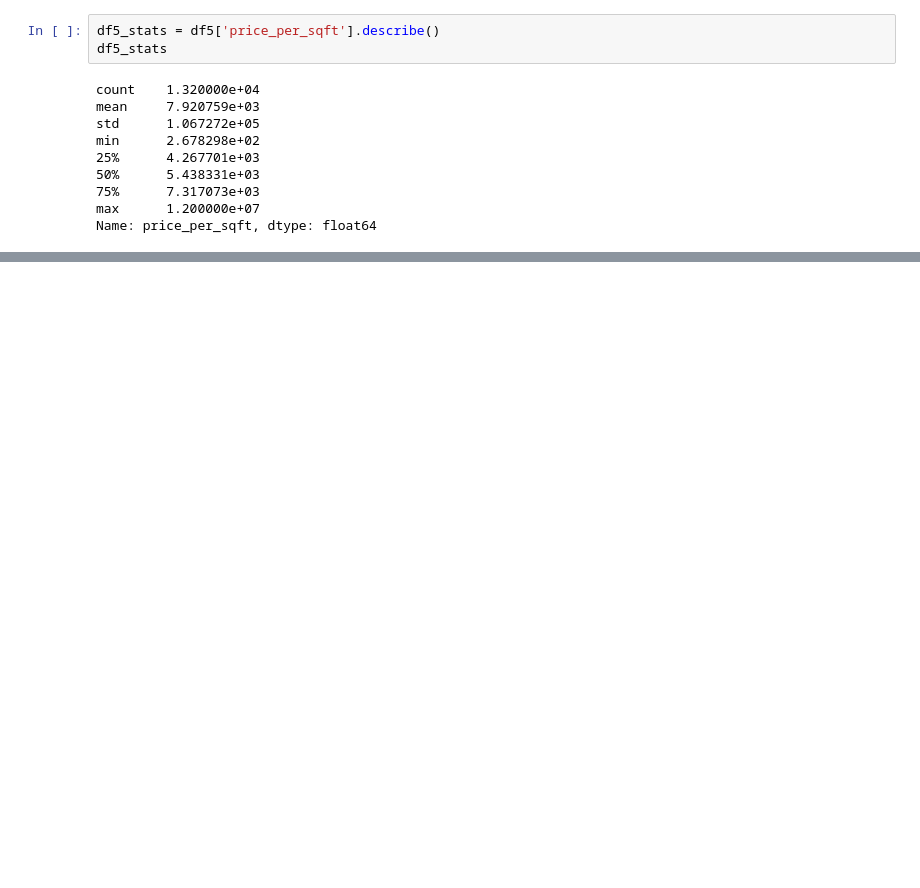
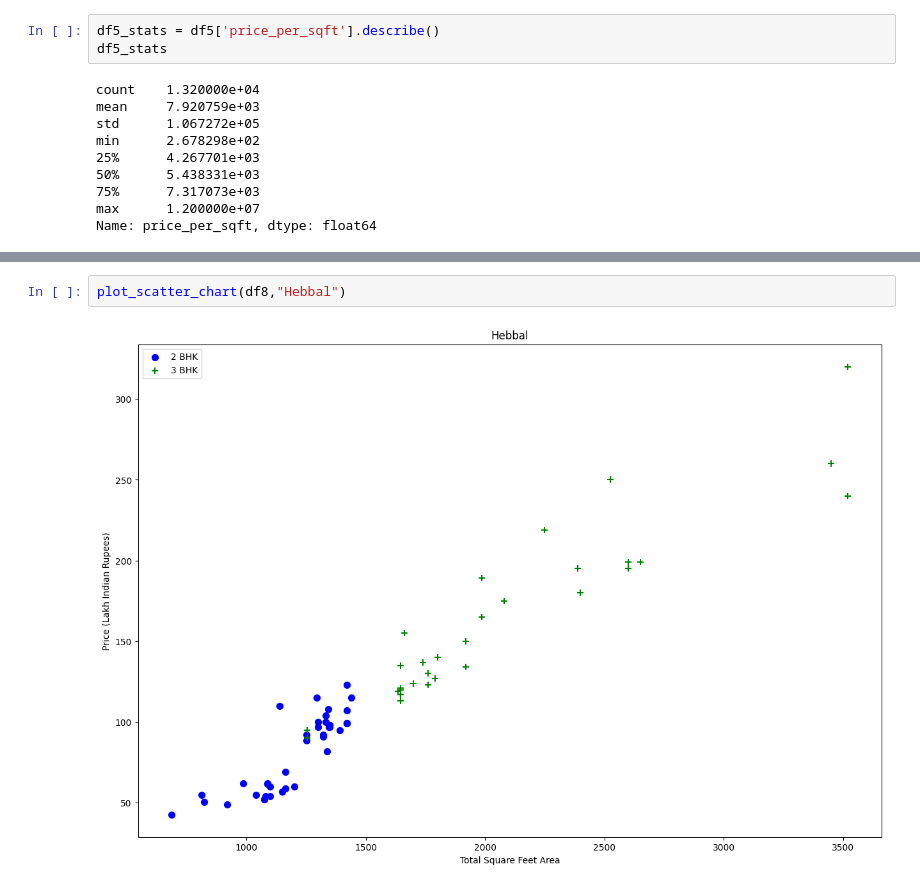
Before and after one commit to Aynahd/Y24, a Jupyter notebook: Bengaluru_Houses.ipynb, the cells around one changed output, grey strips where cells are left out. Cells and saved outputs as stored; diff of their text form; blank space fills up the shorter version.

```diff
--- a/Bengaluru_Houses.ipynb
+++ b/Bengaluru_Houses.ipynb
@@ -158,0 +283,4 @@ Name: price_per_sqft, dtype: float64
+# %%
+plot_scatter_chart(df8,"Hebbal")
+# %% [output]
+[figure, added]
```
Also changed, not shown: parts of 35 cells of this notebook.
